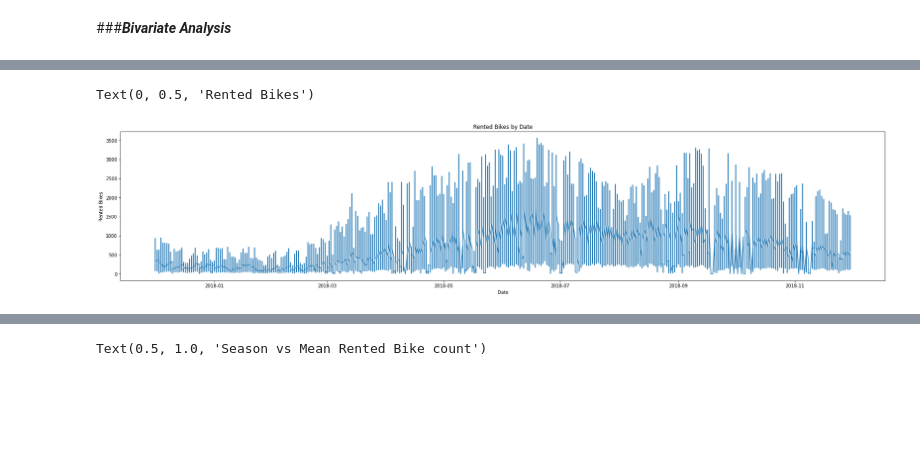
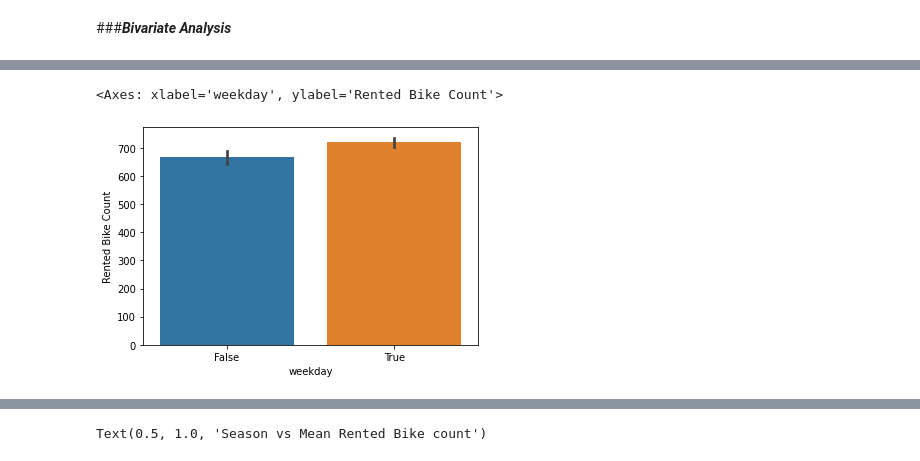
Before and after one commit to PrashantShrivastava1612/Bike-Sharing-Demand-Prediction, a Jupyter notebook: Bike_Sharing_Demand_Prediction.ipynb, the cells around one changed output, grey strips where cells are left out. Drawn from its saved outputs; the diff is of its cells as text; code cells hidden in the pictures; blank space fills up the shorter version.

```diff
--- a/Bike_Sharing_Demand_Prediction.ipynb
+++ b/Bike_Sharing_Demand_Prediction.ipynb
@@ -264,21 +293,9 @@ data['Date'] = pd.to_datetime(data['Date'], format="%d/%m/%Y", infer_datetime_fo
-# %%
-# Plotting the time series of given dataframe
-plt.figure(figsize=(30,6))
-plt.plot(data['Date'], data['Rented Bike Count'])
-
-# Giving title to the chart using plt.title
-plt.title('Rented Bikes by Date')
-
-# rotating the x-axis tick labels at 30degree
-# towards right
-# plt.xticks(rotation=30, ha='right')
-
-# Providing x and y label to the chart
-plt.xlabel('Date')
-plt.ylabel('Rented Bikes')
-# %% [output]
-Text(0, 0.5, 'Rented Bikes')
-[figure, removed]
+# %%
+# distribution of bike rentals for weekdays and weekends
+sns.barplot(x='weekday', y='Rented Bike Count', data=data)
+# %% [output]
+<Axes: xlabel='weekday', ylabel='Rented Bike Count'>
+[figure, added]
 # %%
 holiday_rent = pd.DataFrame(data.groupby('Holiday').agg({'Rented Bike Count':'mean'})).reset_index()
 season_rent = pd.DataFrame(data.groupby('Seasons').agg({'Rented Bike Count':'mean'})).reset_index()
```
Also changed, not shown: parts of 87 cells of this notebook.
